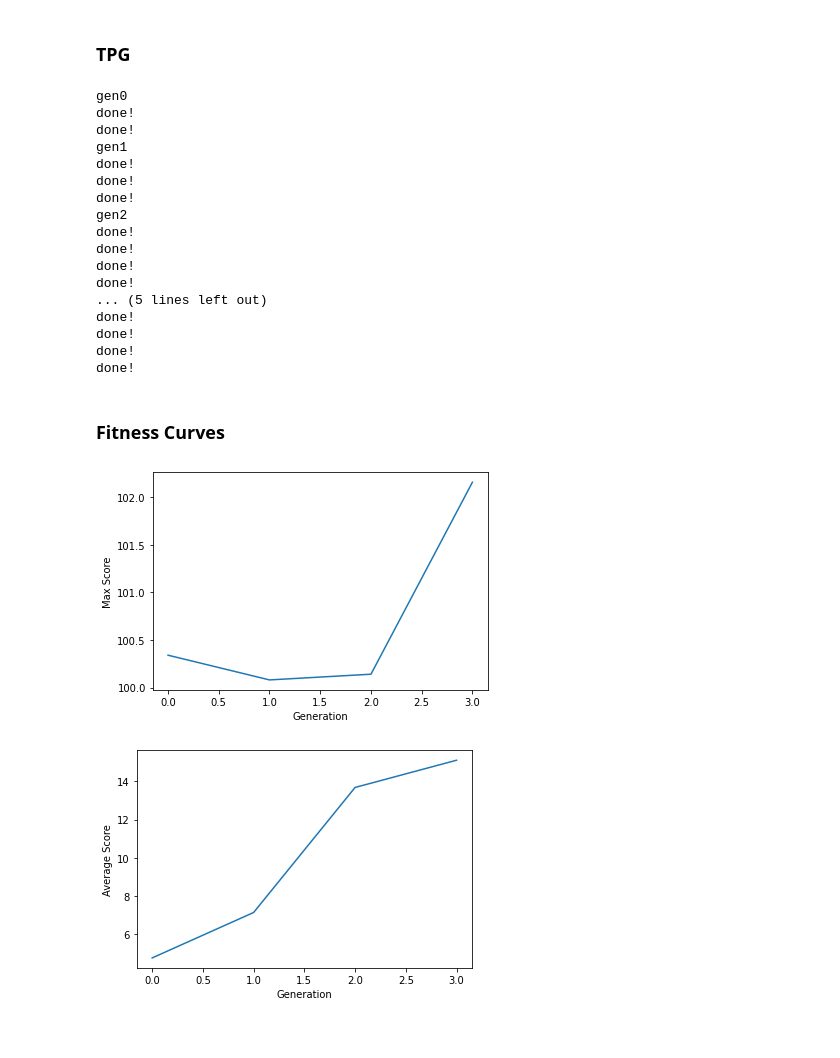
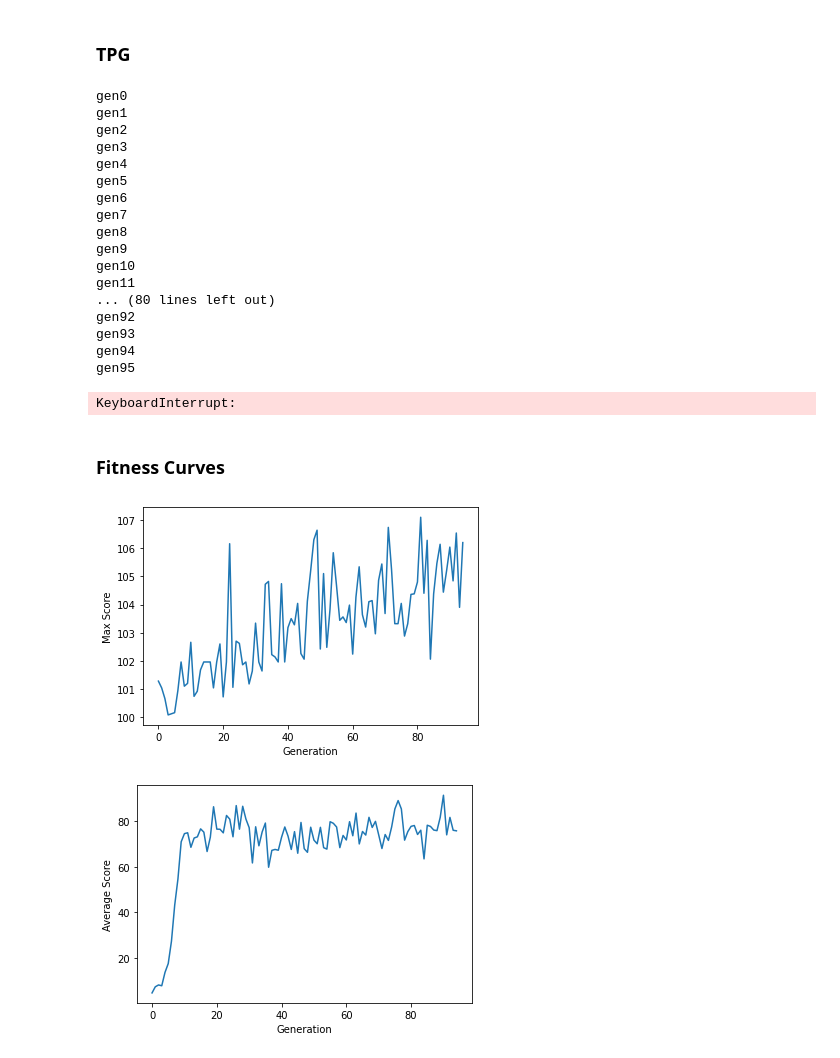
Before and after one commit to noahsealy/gridworld-tpg, a Jupyter notebook: taking_a_stab_at_q_tpg.ipynb, the cells around one changed output. Cells and saved outputs as stored; diff of their text form; code cells hidden in the pictures.

```diff
--- a/taking_a_stab_at_q_tpg.ipynb
+++ b/taking_a_stab_at_q_tpg.ipynb
@@ -119,7 +119,8 @@ class q_table:
         for agent in agents:
             team = agent.team
             for learner in team.learners:
-                (self.q).append({'team': str(team.id), 'learner': str(learner.id), 'action': learner.actionObj.actionCode, 'q': 0})
+                (self.q).append({'team': str(team.id), 'learner': str(learner.id),
+                                 'action': learner.actionObj.actionCode, 'q': 0})
 
     # add new learners upon evolution
     def evolve (self, agents):
@@ -280,7 +273,8 @@ envName = 'GridWorld'
 env = GridWorld(5, 5, (0, 4), (4, 0))
 
 allScores = []
-for gen in range(4):
+num_gen = 200
+for gen in range(num_gen):
     scoreList = []
     print('gen' + str(gen))
     agents = trainer.getAgents()
@@ -311,41 +305,42 @@ for gen in range(4):
     allScores.append((scoreStats['min'], scoreStats['max'], scoreStats['average']))
 # %% [output]
 gen0
-done!
-done!
 gen1
-done!
-done!
-done!
 gen2
-done!
-done!
-done!
-done!
-... (5 lines left out)
-done!
-done!
-done!
-done!
+gen3
+gen4
+gen5
+gen6
+gen7
+gen8
+gen9
+gen10
+gen11
+... (80 lines left out)
+gen92
+gen93
+gen94
+gen95
+KeyboardInterrupt:
 # %% [markdown]
 ### Fitness Curves
 # %%
 x = []
 y = []
-for i in range(4):
+for i in range(95):
     x.append(i)
 for score in allScores:
     y.append(score[1])
 plt.xlabel('Generation')
 plt.ylabel('Max Score')
 plt.plot(x, y)
 plt.show()
 # %% [output]
-[figure, old version]
+[figure, new version]
 # %%
 x = []
 y = []
-for i in range(4):
+for i in range(95):
     x.append(i)
 
 for score in allScores:
@@ -355,4 +350,4 @@ plt.ylabel('Average Score')
 plt.plot(x, y)
 plt.show()
 # %% [output]
-[figure, old version]
+[figure, new version]
```
Also changed, not shown: parts of 2 cells of this notebook.
